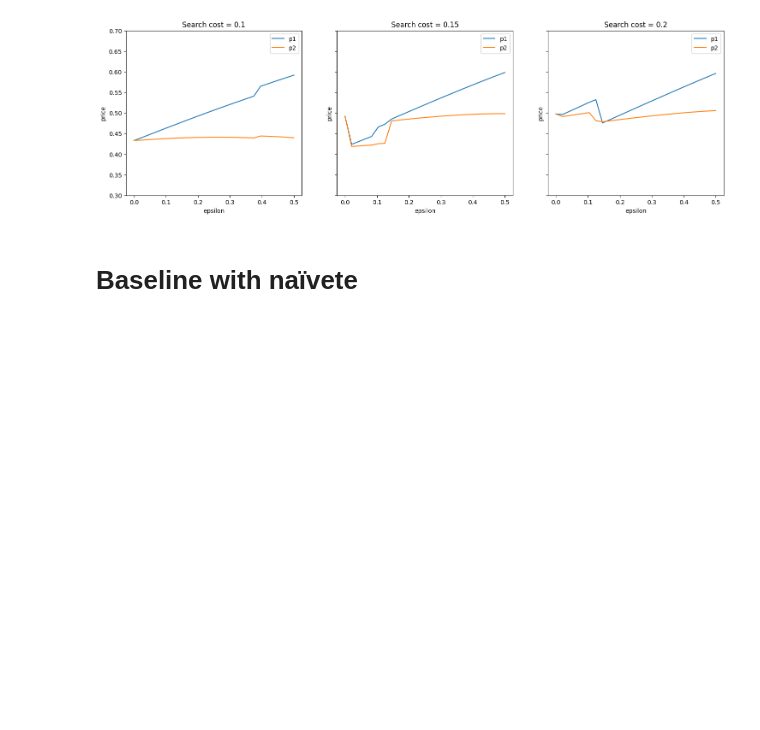
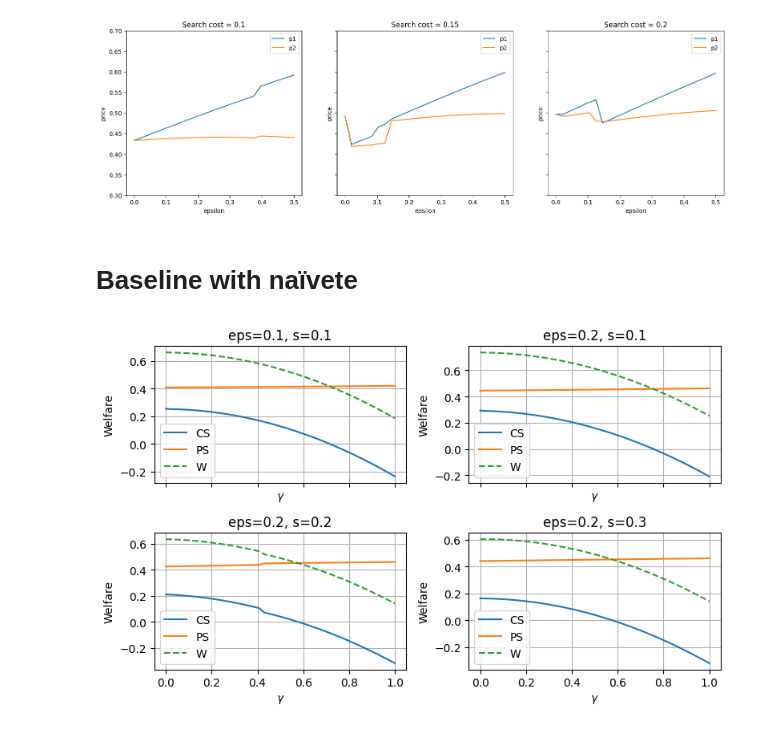
Before and after one commit to lkh927/masters2026, a Jupyter notebook: Model.ipynb, the cells around one changed output. Cells and saved outputs as stored; diff of their text form; code cells hidden in the pictures; blank space fills up the shorter version.

```diff
--- a/Model.ipynb
+++ b/Model.ipynb
@@ -19,3 +20,7 @@ from scipy.optimize import minimize_scalar
 # %% [output]
 The autoreload extension is already loaded. To reload it, use:
   %reload_ext autoreload
+# %%
+p1, p2, _ = model.solve_equilibrium(eps=0.4, s=1.9, gamma=0, mu=0.5, p1_init=0.5, p2_init=0.5, tol=1e-6, max_iter=500)
+Theta = model.Theta_star(p1, p2, eps=0.4, s=1.9, gamma=0, mu=0.5)
+print(p1, p2, Theta)
@@ -21,0 +29,5 @@ The autoreload extension is already loaded. To reload it, use:
+# %%
+eps = 0.4
+s=1.9
+t = eps*np.sqrt(2*s)-1/2*eps
+print(t)
@@ -144,31 +100,3 @@ Theta_mat = df_ext.pivot(index="s", columns="eps", values="Theta")
-# %%
-fig, ax = plt.subplots(1, 3, figsize=(18, 5))
-
-# p1
-c1 = ax[0].contourf(eps_grid, s_grid, p1_mat.values)
-ax[0].set_title("Price p1")
-ax[0].set_xlabel("epsilon")
-ax[0].set_ylabel("search cost s")
-
-# p2
-c2 = ax[1].contourf(eps_grid, s_grid, p2_mat.values)
-ax[1].set_title("Price p2")
-ax[1].set_xlabel("epsilon")
-ax[1].set_ylabel("search cost s")
-
-# Theta
-c3 = ax[2].contourf(eps_grid, s_grid, Theta_mat.values)
-ax[2].set_title("Aggregate disclosure (Theta)")
-ax[2].set_xlabel("epsilon")
-ax[2].set_ylabel("search cost s")
-
-# colorbars
-fig.colorbar(c1, ax=ax[0])
-fig.colorbar(c2, ax=ax[1])
-fig.colorbar(c3, ax=ax[2])
-
-plt.tight_layout()
-plt.show()
 # %%
 # Define parameter cases #
 gamma_grid = np.linspace(0, 1, 50)
@@ -180,20 +108,24 @@ cases = [
     (0.2, 0.3)
 ]
 # %%
+# baseline with naïvete
+mu = 1
 fig, axes = plt.subplots(2, 2, figsize=(8, 5), sharex=True)
 
 for ax, (eps, s) in zip(axes.flatten(), cases):
 
-    p1, p2, pi1, pi2, theta, CS, PS, W = model.compute_equilibrium_path(eps, s, gamma_grid)
+    p1, p2, pi1, pi2, theta, CS, PS, W = model.compute_equilibrium_path(eps, s, gamma_grid, mu)
     ax.plot(gamma_grid, CS, label="CS")
     ax.plot(gamma_grid, PS, label="PS")
     ax.plot(gamma_grid, W, linestyle="--", label="W")
 
     ax.set_title(f"eps={eps}, s={s}")
     ax.set_xlabel(r"$\gamma$")
     ax.set_ylabel("Welfare")
     ax.legend()
     ax.grid(True)
 
 plt.tight_layout()
 plt.show()
+# %% [output]
+[figure, added]
```
Also changed, not shown: parts of 19 cells of this notebook, 3 other files.
